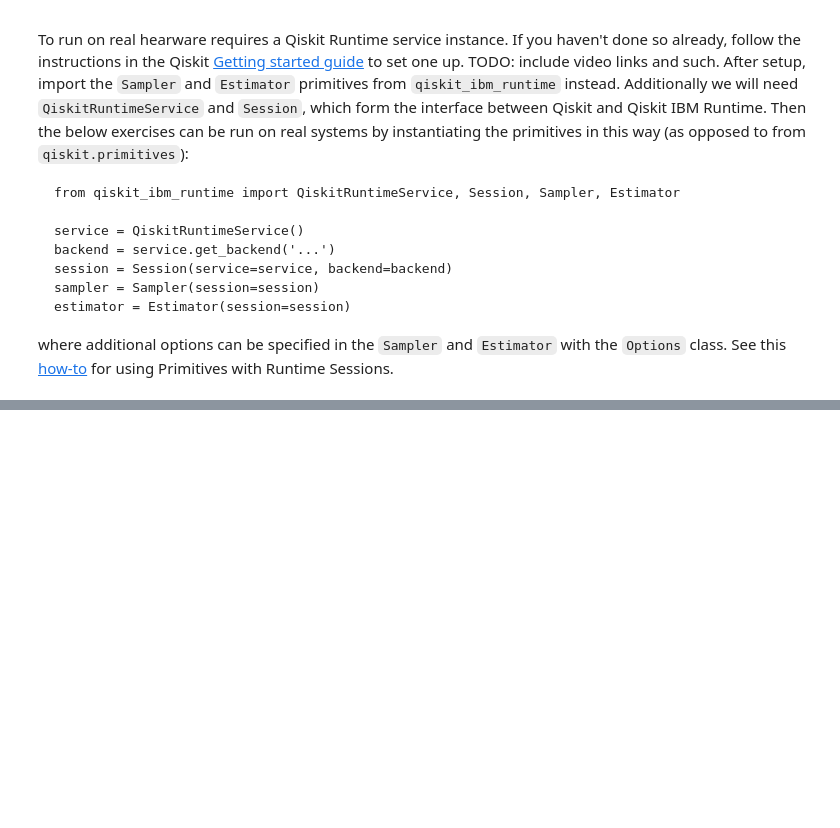
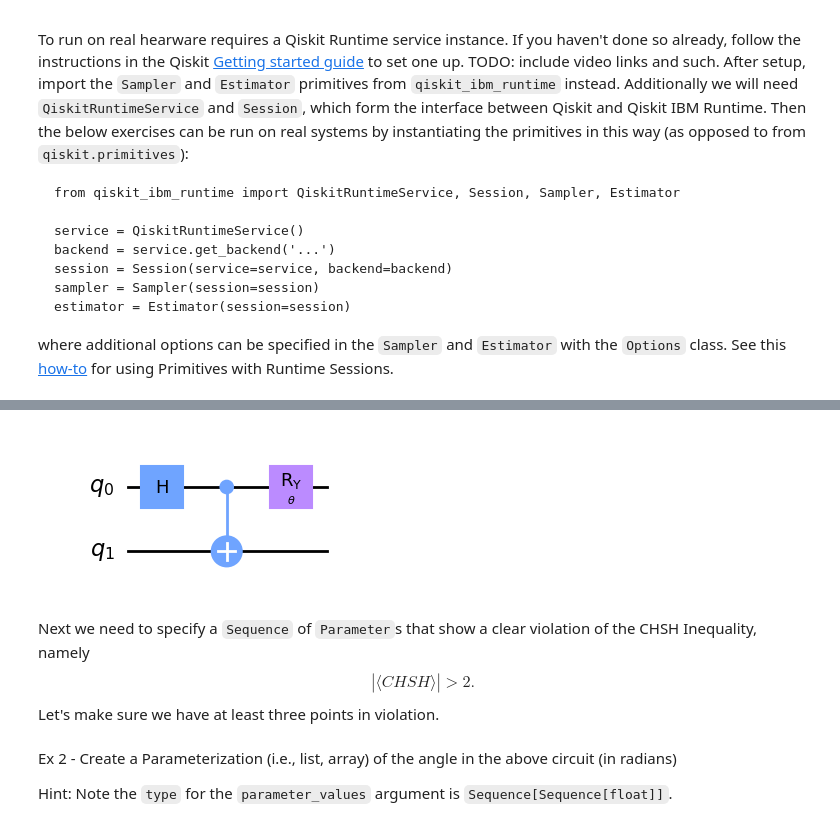
Before and after one commit to Martyna94/QiskitSummerSchool2023, a Jupyter notebook: Lab2/Lab2.ipynb, the cells around one changed output, grey strips where cells are left out. Saved outputs shown, nothing was run; the diff lists cells and outputs as text; code cells hidden in the pictures; blank space fills up the shorter version.

```diff
--- a/Lab2/Lab2.ipynb
+++ b/Lab2/Lab2.ipynb
@@ -35,0 +189,22 @@ plt.style.use('dark_background') # optional
+# %%
+from qiskit.circuit import Parameter
+
+theta = Parameter("$\\theta$")
+qc = QuantumCircuit(2)
+qc.h(0)
+qc.cx(0,1)
+qc.ry(theta,0)
+
+qc.draw('mpl')
+# %% [output]
+[figure, added]
+# %% [markdown]
+Next we need to specify a `Sequence` of `Parameter`s that show a clear violation of the CHSH Inequality, namely
+$$
+|\langle CHSH \rangle| > 2.
+$$
+Let's make sure we have at least three points in violation.
+# %% [markdown]
+Ex 2 - Create a Parameterization (i.e., list, array) of the angle in the above circuit (in radians)
+
+Hint: Note the `type` for the `parameter_values` argument is `Sequence[Sequence[float]]`.
```
Also changed, not shown: parts of 49 cells of this notebook.
